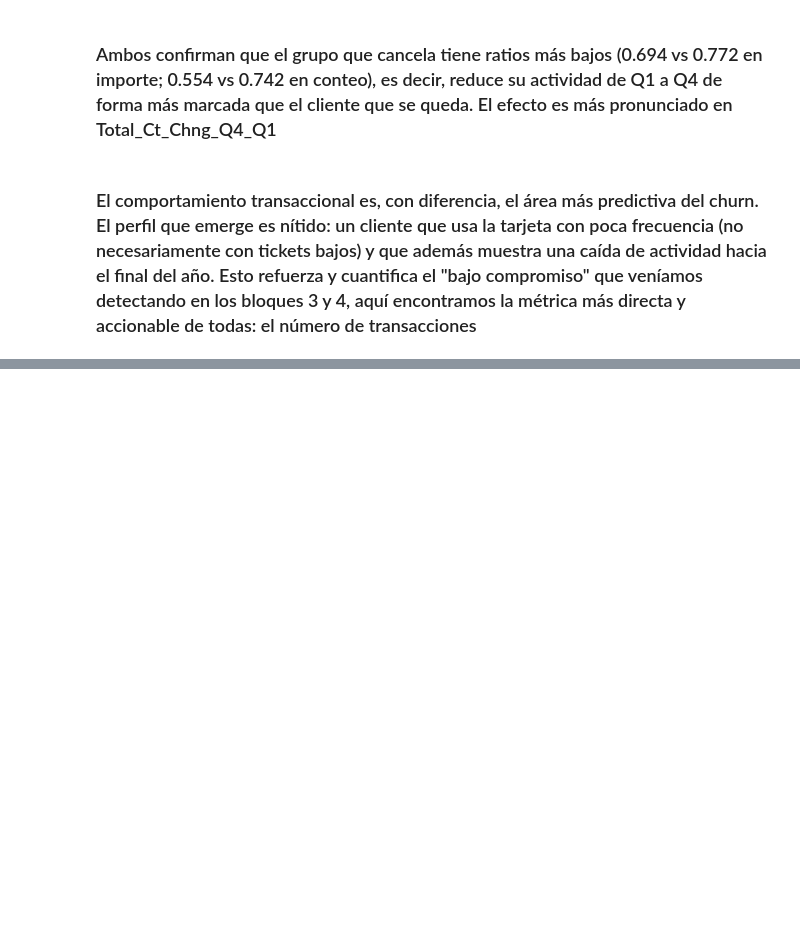
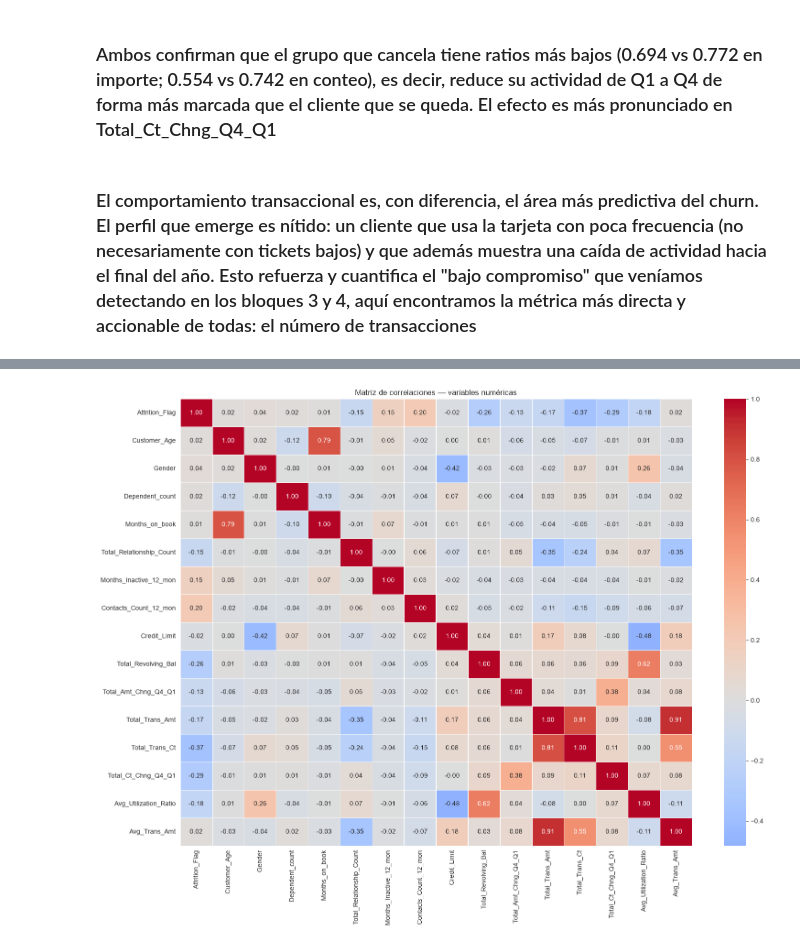
Before and after one commit to Dende8/Credit_Card_Churners, a Jupyter notebook: notebooks/eda.ipynb, the cells around one changed output, grey strips where cells are left out. Saved outputs shown, nothing was run; the diff lists cells and outputs as text; code cells hidden in the pictures; blank space fills up the shorter version.

Commit message:
Finalización del EDA y conclusión
Tipo de tarjeta, correlaciones, resumen univariantes

```diff
--- a/notebooks/eda.ipynb
+++ b/notebooks/eda.ipynb
@@ -392,0 +417,19 @@ df.groupby('Attrition_Flag')['Total_Ct_Chng_Q4_Q1'].describe()
+# %%
+excluir = ['Avg_Open_To_Buy', 'Revolving_Use']
+numericas = df.select_dtypes(include=['int64', 'float64']).columns.tolist()
+numericas_filtradas = [col for col in numericas if col not in excluir]
+
+plt.figure(figsize=(16, 12))
+sns.heatmap(
+    df[numericas_filtradas].corr(),
+    annot=True,
+    fmt='.2f',
+    cmap='coolwarm',
+    center=0,
+    linewidths=0.5
+)
+plt.title('Matriz de correlaciones — variables numéricas')
+plt.tight_layout()
+plt.show()
+# %% [output]
+[figure, added]
```
Also changed, not shown: parts of 18 cells of this notebook.
